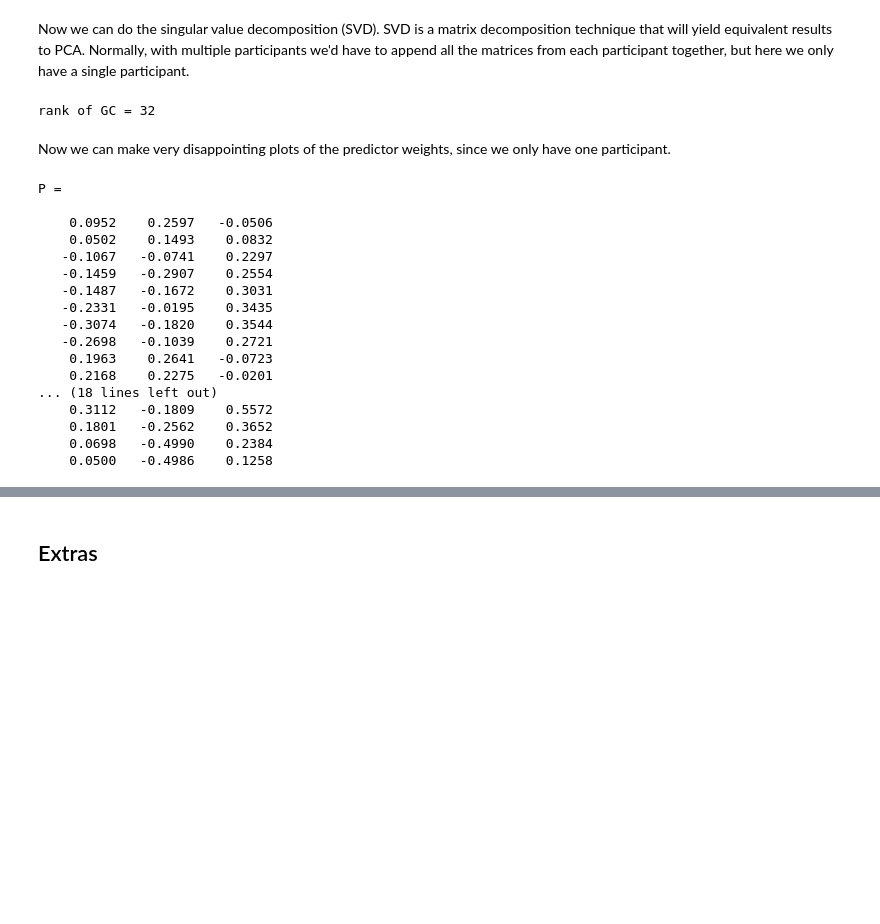
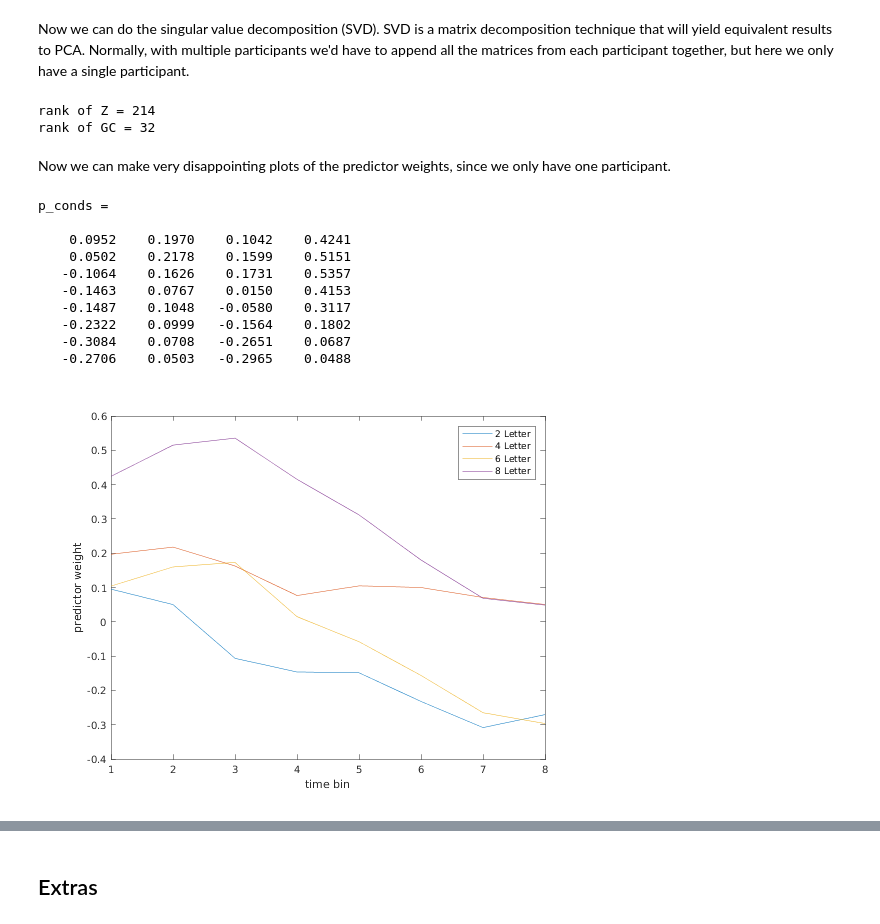
Before and after one commit to rzlim08/CPCA_Example, a Jupyter notebook: CPCA.ipynb, the cells around one changed output, grey strips where cells are left out. Cells and saved outputs as stored; diff of their text form; code cells hidden in the pictures; blank space fills up the shorter version.

```diff
--- a/CPCA.ipynb
+++ b/CPCA.ipynb
@@ -112,4 +128,4 @@ ans =
 For the purposes of this workshop, we'll use a precreated mask.
 # %%
 % read in and flatten mask
-mask = read_and_reshape(spm_vol([subject_path filesep 'mask.img']));
+mask = read_and_reshape(spm_vol([data_path filesep 'mask.img']));
@@ -201,32 +225,32 @@ C = G\Z;
 # %% [markdown]
 Now we can do the singular value decomposition (SVD). SVD is a matrix decomposition technique that will yield equivalent results to PCA. Normally, with multiple participants we'd have to append all the matrices from each participant together, but here we only have a single participant.
 # %%
+disp(['rank of Z = ', num2str(rank(Z))])
 disp(['rank of GC = ' num2str(rank(G*C))]) % The rank of GC is equal to the rank of G. Thus we can see this as projecting Z onto a lower dimensional space
 [U D V] = svds(G*C, 3);
 % Create predictor weights by regressing the eigenvectors onto the design matrix and multiplying by the sqrt of
 % the number of scans
 P = (G\U)*sqrt(size(G,1));
 # %% [output]
+rank of Z = 214
 rank of GC = 32
 # %% [markdown]
 Now we can make very disappointing plots of the predictor weights, since we only have one participant.
-# %%
-P
-# %% [output]
-P =
-
-    0.0952    0.2597   -0.0506
-    0.0502    0.1493    0.0832
-   -0.1067   -0.0741    0.2297
-   -0.1459   -0.2907    0.2554
-   -0.1487   -0.1672    0.3031
-   -0.2331   -0.0195    0.3435
-   -0.3074   -0.1820    0.3544
-   -0.2698   -0.1039    0.2721
-    0.1963    0.2641   -0.0723
-    0.2168    0.2275   -0.0201
-... (18 lines left out)
-    0.3112   -0.1809    0.5572
-    0.1801   -0.2562    0.3652
-    0.0698   -0.4990    0.2384
-    0.0500   -0.4986    0.1258
+# %%
+p_conds = reshape(P(:, 1), [8, 4])
+plot(p_conds)
+xlabel('time bin')
+ylabel('predictor weight')
+legend('2 Letter','4 Letter', '6 Letter', '8 Letter')
+# %% [output]
+p_conds =
+
+    0.0952    0.1970    0.1042    0.4241
+    0.0502    0.2178    0.1599    0.5151
+   -0.1064    0.1626    0.1731    0.5357
+   -0.1463    0.0767    0.0150    0.4153
+   -0.1487    0.1048   -0.0580    0.3117
+   -0.2322    0.0999   -0.1564    0.1802
+   -0.3084    0.0708   -0.2651    0.0687
+   -0.2706    0.0503   -0.2965    0.0488
+[figure, added]
```
Also changed, not shown: parts of 14 cells of this notebook, 1 other file.
